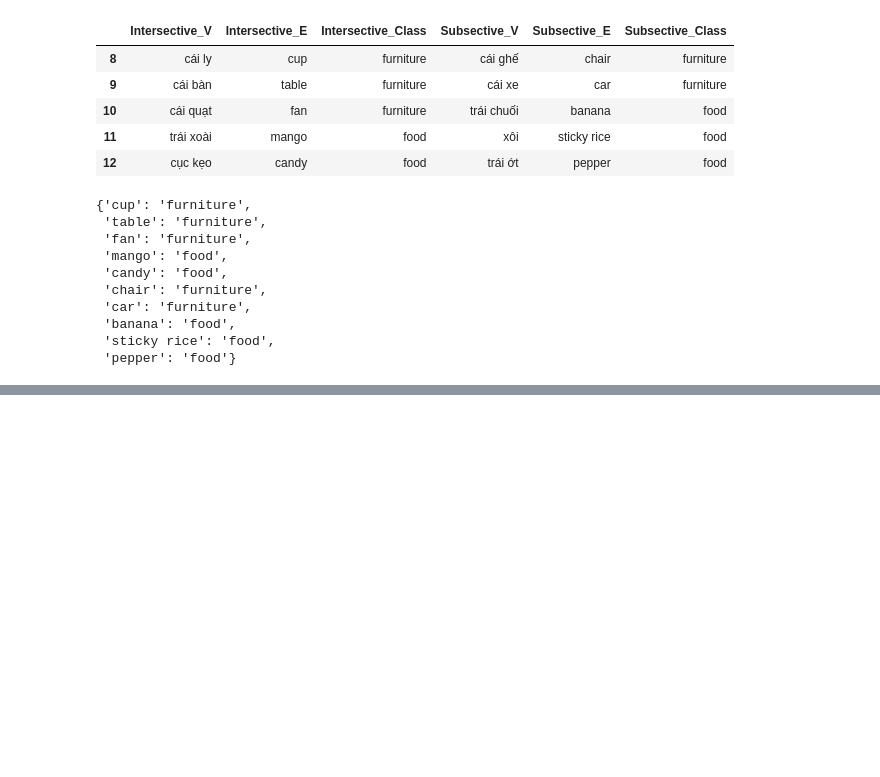
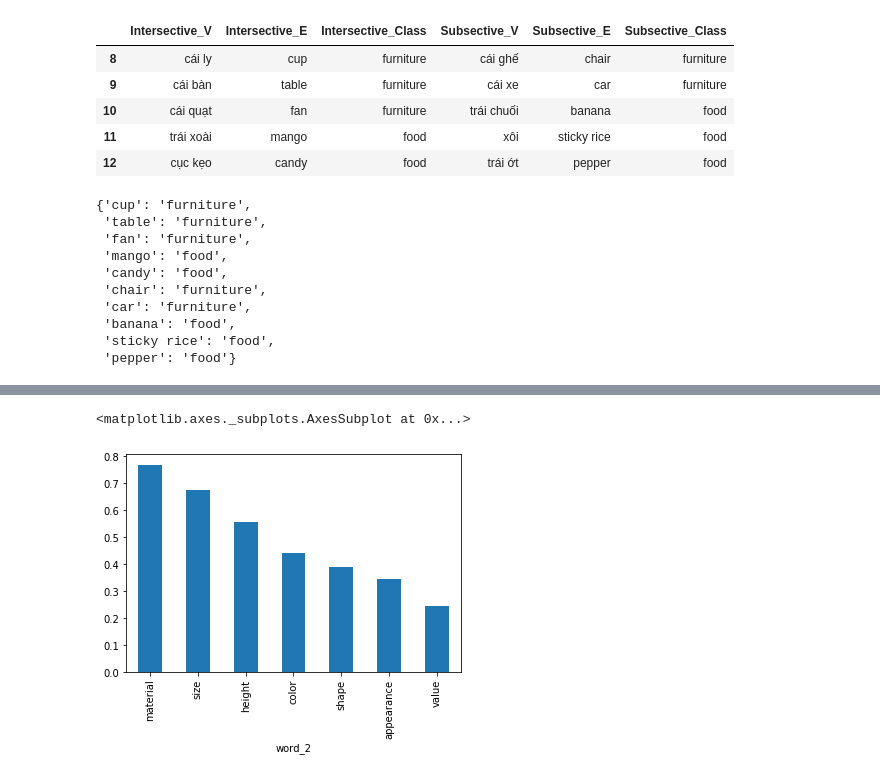
Before and after one commit to angesvu/Couch-Potato, a Jupyter notebook: Data_Analysis.ipynb, the cells around one changed output, grey strips where cells are left out. Cells and saved outputs as stored; diff of their text form; code cells hidden in the pictures; blank space fills up the shorter version.

```diff
--- a/Data_Analysis.ipynb
+++ b/Data_Analysis.ipynb
@@ -243,0 +240,5 @@ dtype: float64
+# %%
+noun_classes['furniture'].plot.bar()
+# %% [output]
+<matplotlib.axes._subplots.AxesSubplot at 0x...>
+[figure, added]
```
Also changed, not shown: parts of 5 cells of this notebook.
